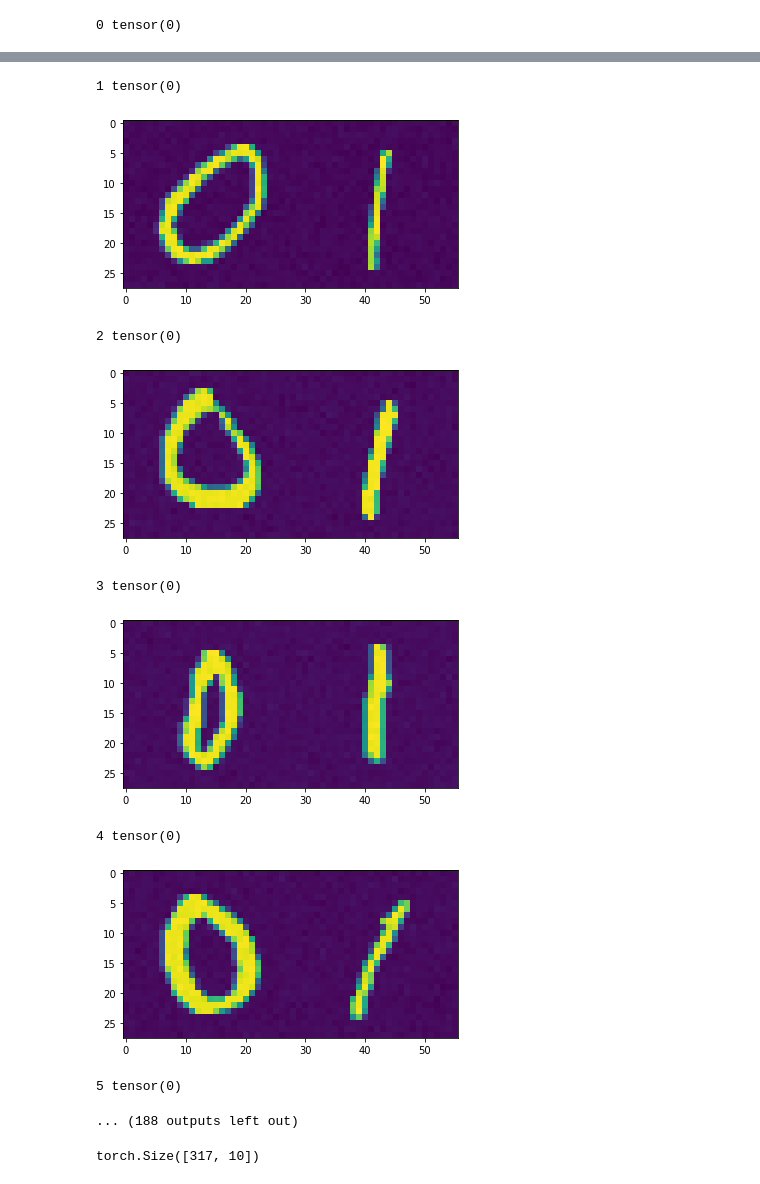
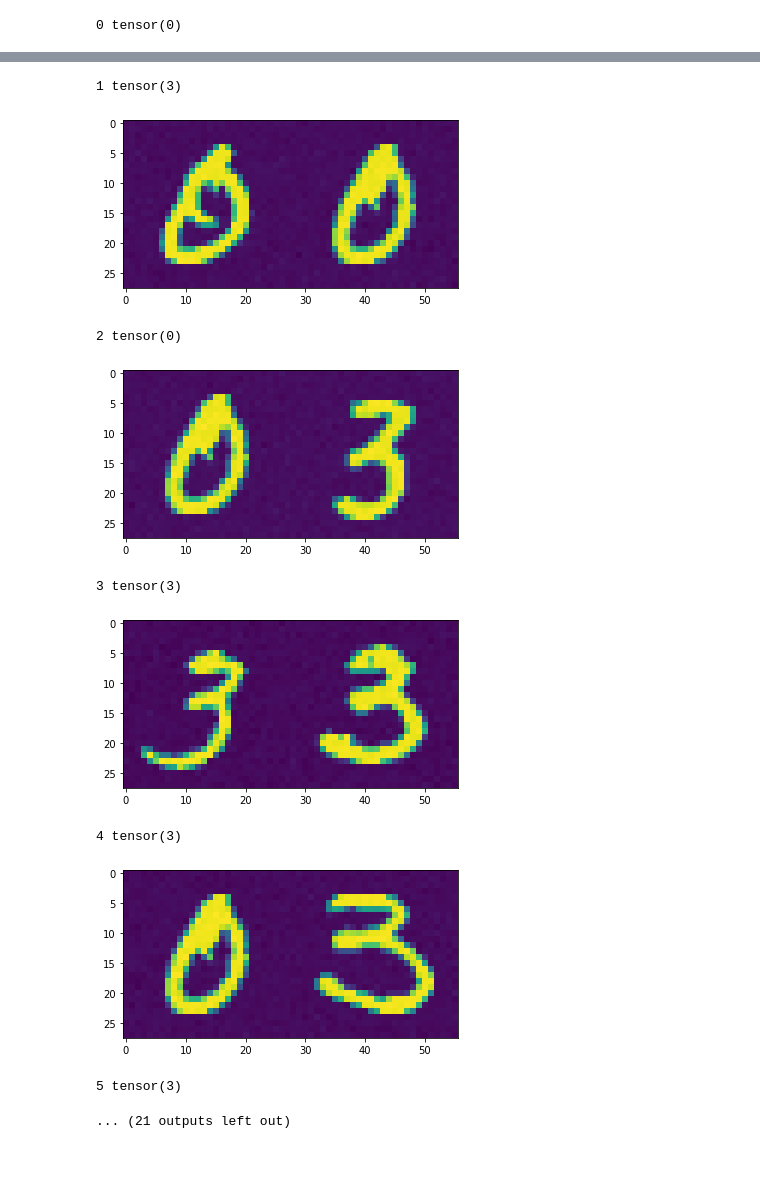
Before and after one commit to Youssouf-Boudouia/config, a Jupyter notebook: starting_pack_hackathon42.ipynb, the cells around one changed output, grey strips where cells are left out. Saved outputs shown, nothing was run; the diff lists cells and outputs as text; code cells hidden in the pictures.

```diff
--- a/starting_pack_hackathon42.ipynb
+++ b/starting_pack_hackathon42.ipynb
@@ -30,8 +26,8 @@ datasets_names = {int(datasets_name.split("_")[0]): datasets_name for datasets_n
 print(datasets_names)
 
 # You can choose the dataset here by modifying the brackets
-dataset_name = join('datasets', datasets_names[1])
-assert "01_mnist_cc" in dataset_name, "This colab is destined for MNIST, and not for the other datasets. The code needs to be adapted :) "
+dataset_name = join('datasets', datasets_names[3])
+#assert "01_mnist_cc" in dataset_name, "This colab is destined for MNIST, and not for the other datasets. The code needs to be adapted :) "
 print(dataset_name)
 
 X_labeled = np.load(join(dataset_name, "X_labeled.npy"))
@@ -40,12 +36,15 @@ X_unlabeled = np.load(join(dataset_name, "X_unlabeled.npy"))
 X_val = np.load(join(dataset_name, "X_val.npy"))
 
 
-X_train, X_test, y_train, y_test = train_test_split(X_labeled, y_labeled)
+x_train, x_test, y_train, y_test = train_test_split(X_labeled, y_labeled)
 
+#X_train = torch.tensor(x_train, device=device).float()
+#X_test = torch.tensor(x_test, device=device).float()
 
-X_train = torch.tensor(X_train[:, :,:,:28], device=device).float()
-X_test_tmp = torch.tensor(X_test, device=device).float()
-X_test = torch.tensor(X_test[:, :,:,:28], device=device).float()
+X_train = torch.tensor(x_train[:, :,:,:28] + x_train[:, :,:,28:], device=device).float()
+X_test_tmp = torch.tensor(x_test, device=device).float()
+X_test = torch.tensor(x_test[:, :,:,:28]+x_train[:, :,:,28:], device=device).float()
+
 y_train = torch.tensor(y_train, device=device)
 y_test = torch.tensor(y_test, device=device)
 # %% [output]
@@ -88,6 +55,6 @@ LeNet(
 # %%
 class NeuralNetwork(nn.Module):
-    def __init__(self):
+    def __init__(self, n_classes=2):
         super(NeuralNetwork, self).__init__()
         self.flatten = nn.Flatten()
         self.linear_relu_stack = nn.Sequential(
@@ -99,12 +66,10 @@ class NeuralNetwork(nn.Module):
             nn.ReLU(),
             nn.Linear(300, 200),
             nn.ReLU(),
-            nn.Linear(200, 2),
+            nn.Linear(200, 4),
         )
-
     def forward(self, x):
         x = self.flatten(x)
         logits = self.linear_relu_stack(x)
         return logits
 net = NeuralNetwork().to(device)
-print(net)
@@ -126,8 +76,8 @@ NeuralNetwork(
 # %%
 import pandas as pd
 
-tbatch = 100
-nb_epochs = 20
+tbatch = 150
+nb_epochs = 50
 nbbatchs = int(X_train.shape[0]/tbatch)
 
 criterion = nn.CrossEntropyLoss()
@@ -158,7 +108,6 @@ for epoch in tqdm(range(nb_epochs)):  # loop over the dataset multiple times
 
         loss = criterion(y_pred, y_batch)
 
-
         loss.backward()
         optimizer.step()
         # break
@@ -187,7 +120,7 @@ acc train: 0.9473684210526315 acc test: 1.0
 # %%
 import matplotlib.pyplot as plt
 
-X_show = torch.tensor(X_val[:, :,:,:28], device=device).float()
+X_show = torch.tensor(X_val[:,:,:,28:], device=device).float()
 X_show_tmp = torch.tensor(X_val, device=device).float()
 
 y_show = torch.argmax(net(X_show), axis=1)
@@ -195,7 +128,7 @@ y_show = torch.argmax(net(X_show), axis=1)
 y_pred = net(X_batch)
 correct += (torch.argmax(y_pred, axis=1) == y_batch).sum().item()
 
-for i in range(100):
+for i in range(2000):
     plt.imshow(X_show_tmp[i, 0,:])
     plt.show()
     print(i, y_show[i])
@@ -207,25 +140,22 @@ for i in range(100):
-1 tensor(0)
+1 tensor(3)
-[figure, old version]
+[figure, new version]
 2 tensor(0)
-[figure, old version]
+[figure, new version]
-3 tensor(0)
+3 tensor(3)
-[figure, old version]
+[figure, new version]
-4 tensor(0)
+4 tensor(3)
-[figure, old version]
+[figure, new version]
-5 tensor(0)
+5 tensor(3)
-... (188 outputs left out)
+... (21 outputs left out)
 # %%
-#@title
-net.train()
-with torch.no_grad():
-    y_pred = net(X_test)
+# net.train()
+# with torch.no_grad():
+    # y_pred = net(X_test)
 
 
-print(y_pred.shape)
-pred = torch.argmax(y_pred, dim=1)
+# print(y_pred.shape)
+# pred = torch.argmax(y_pred, dim=1)
 
-pred = pred.numpy()
+pred = y_show.numpy()
 df = pd.DataFrame(pred)
-df.to_csv("example_submission.csv", header=False, index=False)
+df.to_csv("02_mnist_constant_image.csv", header=False, index=False)
-# %% [output]
-torch.Size([317, 10])
```
Also changed, not shown: parts of 6 cells of this notebook.
